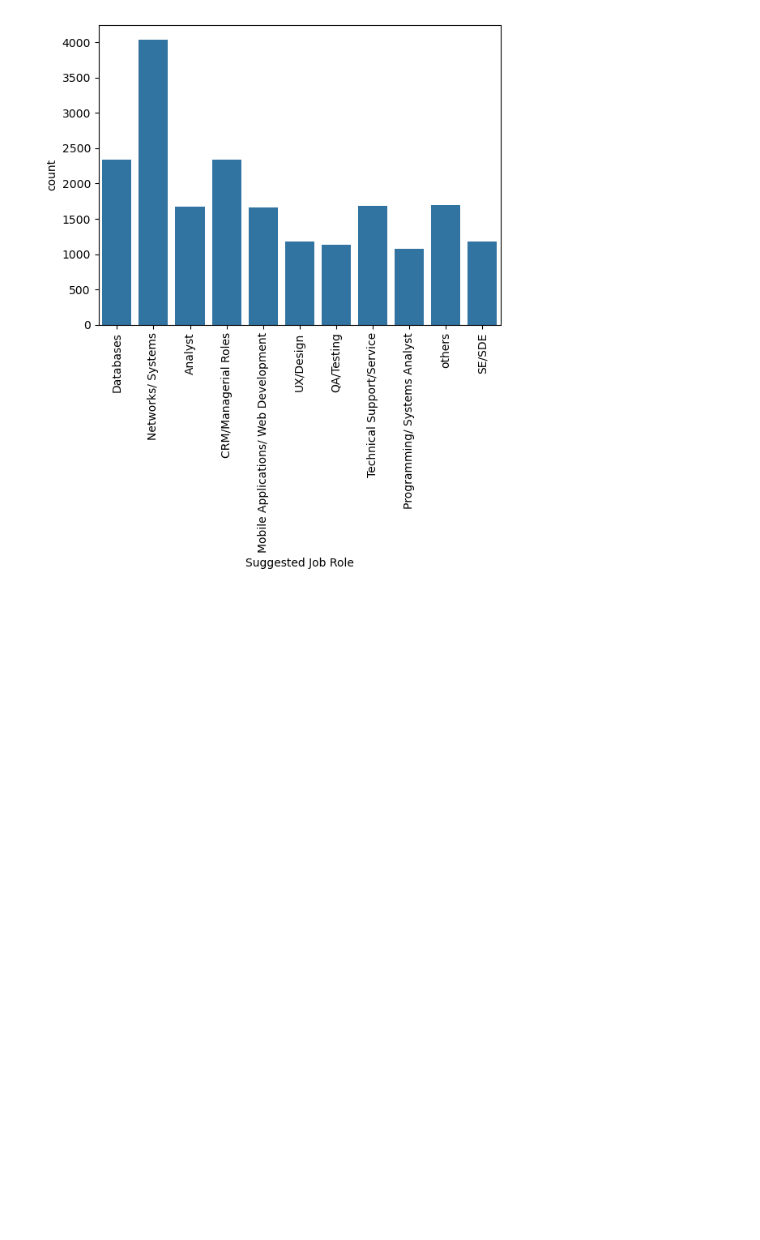
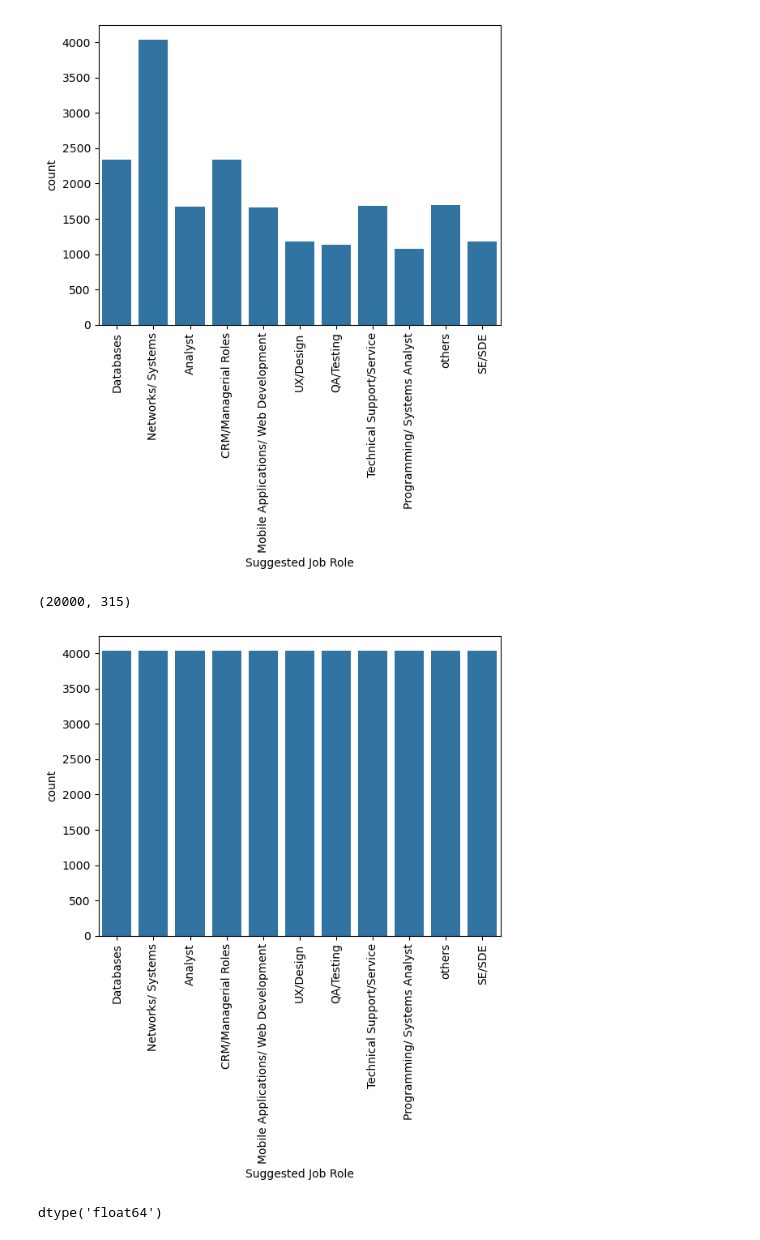
Before and after one commit to AyushVaZe67/Deep-Learning, a Jupyter notebook: Projects/CareerMitra/CareerMitra-Model/CareerMitraOm.ipynb, the cells around one changed output. Drawn from its saved outputs; the diff is of its cells as text; code cells hidden in the pictures; blank space fills up the shorter version.

```diff
--- a/Projects/CareerMitra/CareerMitra-Model/CareerMitraOm.ipynb
+++ b/Projects/CareerMitra/CareerMitra-Model/CareerMitraOm.ipynb
@@ -37,6 +37,5 @@ data.describe()
 | 75% | 86.000000 | 86.000000 | 86.000000 | 86.000000 | ... |
 | max | 94.000000 | 94.000000 | 94.000000 | 94.000000 | ... |
 # %%
-x = data.iloc[:,:-1]
+x = data.iloc[:,0:9]
 y = data.iloc[:,-1]
-x.shape
@@ -144,3 +157,14 @@ plt.show()
 X3 = sparse.csr_matrix.copy(X2)
 y3 = y_trans.copy(deep=True)
 X3.shape
+# %% [output]
+(20000, 315)
+# %%
+ros = RandomOverSampler(random_state=42)
+X_ovs, y_ovs = ros.fit_resample(X3, y3)
+# %%
+chart = sns.countplot(x=y_ovs)
+chart.set_xticklabels(chart.get_xticklabels(),rotation=90)
+plt.show()
+# %% [output]
+[figure, added]
@@ -146,0 +173,4 @@ X3.shape
+# %%
+X_train.dtype
+# %% [output]
+dtype('float64')
```
Also changed, not shown: parts of 8 cells of this notebook.
